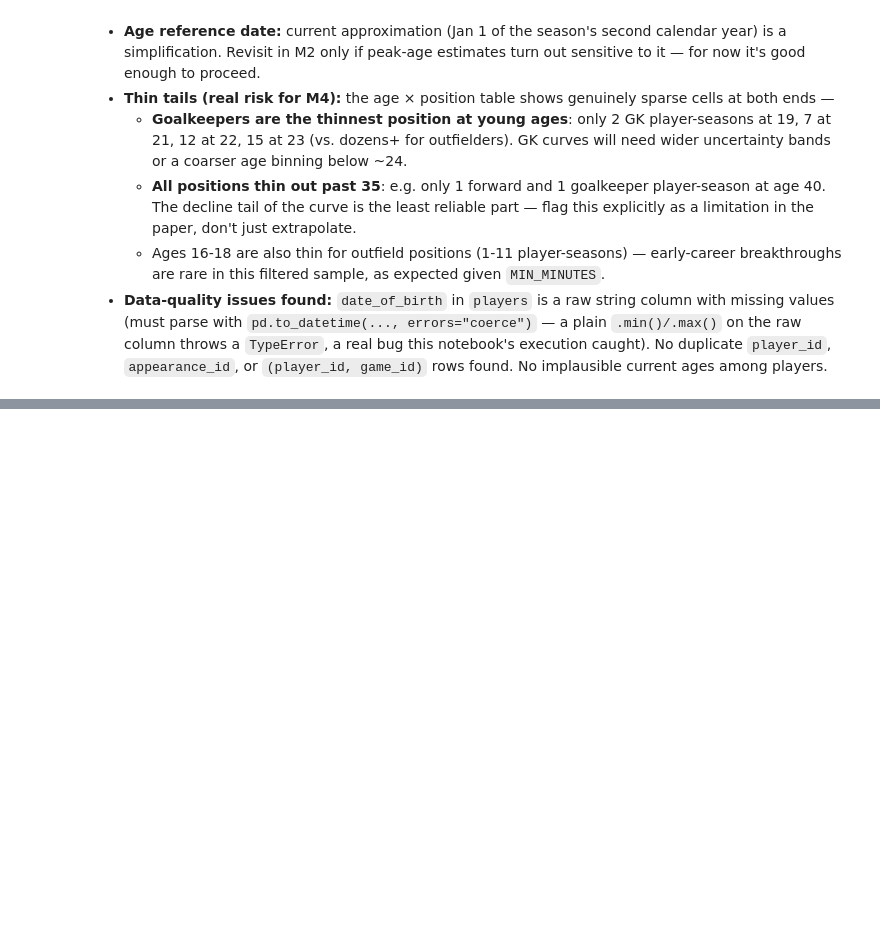
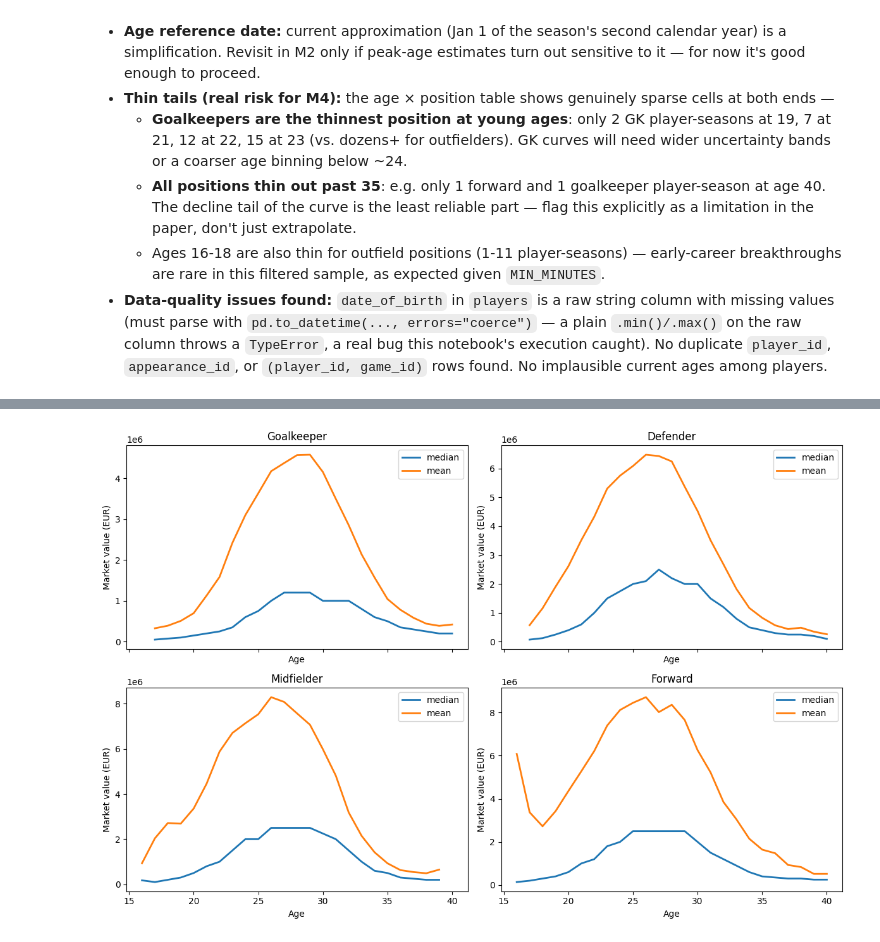
Before and after one commit to legpt/soccer-aging-curves, a Jupyter notebook: notebooks/01_exploration.ipynb, the cells around one changed output, grey strips where cells are left out. Saved outputs shown, nothing was run; the diff lists cells and outputs as text; code cells hidden in the pictures; blank space fills up the shorter version.

```diff
--- a/notebooks/01_exploration.ipynb
+++ b/notebooks/01_exploration.ipynb
@@ -564,0 +755,19 @@ Ages/positions with fewer than 20 player-seasons (thin-tail risk for M4):
+# %%
+fig, axes = plt.subplots(2, 2, figsize=(12, 8), sharex=True)
+positions_order = ["Goalkeeper", "Defender", "Midfielder", "Forward"]
+for ax, pos in zip(axes.flat, positions_order):
+    n = count_table[pos]
+    med = median_wide[pos]
+    mean_ = mean_wide[pos]
+    ax.plot(med.index, med.where(n >= THIN_N).values, color="C0", linewidth=2, label="median")
+    ax.plot(med.index, med.where(n < THIN_N).values, color="C0", linewidth=1, alpha=0.3)
+    ax.plot(mean_.index, mean_.where(n >= THIN_N).values, color="C1", linewidth=2, label="mean")
+    ax.plot(mean_.index, mean_.where(n < THIN_N).values, color="C1", linewidth=1, alpha=0.3)
+    ax.set_title(pos)
+    ax.set_xlabel("Age")
+    ax.set_ylabel("Market value (EUR)")
+    ax.legend()
+plt.tight_layout()
+plt.show()
+# %% [output]
+[figure, added]
```
Also changed, not shown: parts of 49 cells of this notebook, 5 other files.
